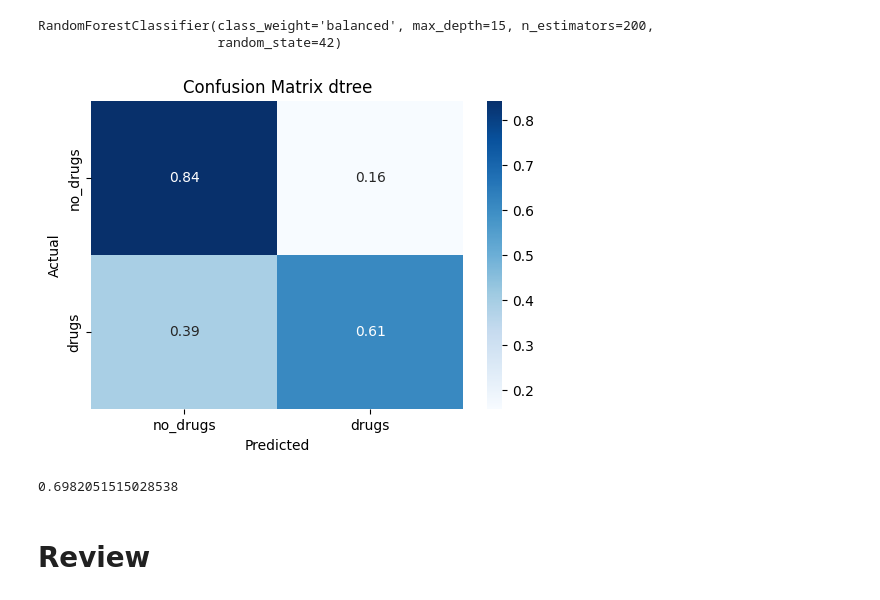
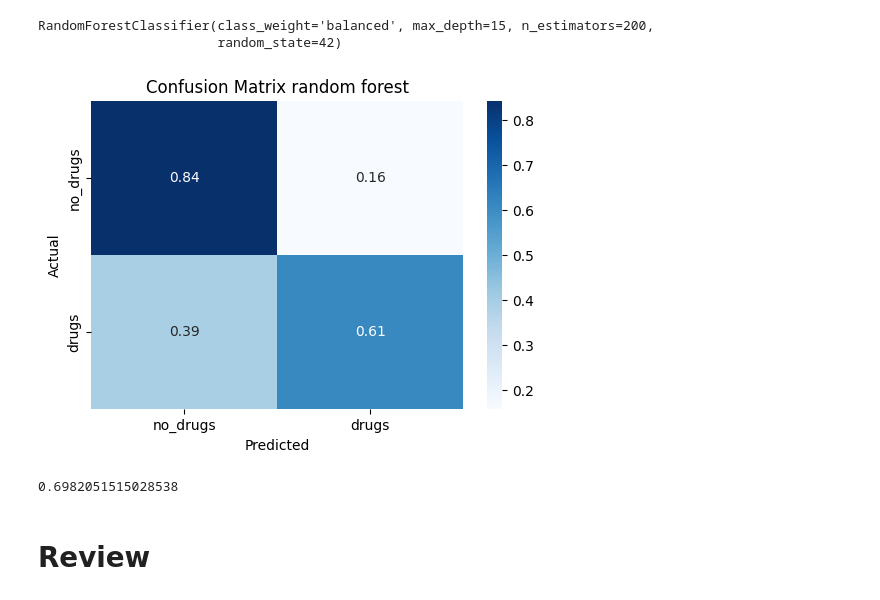
Before and after one commit to VasStach/OKCupid-Date-A-Scientist, a Jupyter notebook: date-a-scientist.ipynb, the cells around one changed output. Drawn from its saved outputs; the diff is of its cells as text; code cells hidden in the pictures.

Commit message:
review binary

```diff
--- a/date-a-scientist.ipynb
+++ b/date-a-scientist.ipynb
@@ -298,6 +298,7 @@ we did not worsen the performance much by reducing the features!
 # %%
 labels_binary = (labels != 0)
 x_train, x_test, y_train, y_test = train_test_split(features, labels_binary, test_size=.2, random_state=21)
+binary_scores = {}
 # %% [markdown]
 Dtree basic
 # %%
@@ -312,6 +313,7 @@ plt.xlabel('Predicted')
 plt.ylabel('Actual')
 plt.title('Confusion Matrix dtree binary')
 plt.show()
+binary_scores["Decision Tree"] = f1_score(y_test, dtree.predict(x_test), average="macro")
 f1_score(y_test, dtree.predict(x_test), average="macro")
 # %% [output]
 [figure]
@@ -346,6 +348,7 @@ plt.xlabel('Predicted')
 plt.ylabel('Actual')
 plt.title('Confusion Matrix with tuned thresholds and bias')
 plt.show()
+binary_scores["Regression"] = f1_score(y_test, grid_regressor.predict(x_test), average="macro")
 f1_score(y_test, grid_regressor.predict(x_test), average="macro")
 # %% [output]
 Best threshold: 0.24429701450173844, F1: 0.5393669892749476
@@ -370,19 +373,19 @@ rf.fit(x_train, y_train)
 RandomForestClassifier(class_weight='balanced', max_depth=15, n_estimators=200,
                        random_state=42)
 # %%
-
 y_pred = rf.predict(x_test)
 
-cm = confusion_matrix(y_test, y_pred, normalize="true")
+cm_rf = confusion_matrix(y_test, y_pred, normalize="true")
 plt.figure(figsize=(6, 4))
-sns.heatmap(cm, annot=True, fmt='.2g', cmap='Blues', xticklabels=["no_drugs", "drugs"], yticklabels=["no_drugs", "drugs"])
+sns.heatmap(cm_rf, annot=True, fmt='.2g', cmap='Blues', xticklabels=["no_drugs", "drugs"], yticklabels=["no_drugs", "drugs"])
 plt.xlabel('Predicted')
 plt.ylabel('Actual')
-plt.title('Confusion Matrix dtree')
+plt.title('Confusion Matrix random forest')
 plt.show()
+binary_scores["Random Forest"] = f1_score(y_test, rf.predict(x_test), average="macro")
 f1_score(y_test, rf.predict(x_test), average="macro")
 # %% [output]
-[figure, old version]
+[figure, new version]
 0.6982051515028538
 # %% [markdown]
 # Review
```
Also changed, not shown: parts of 1 cell of this notebook.
